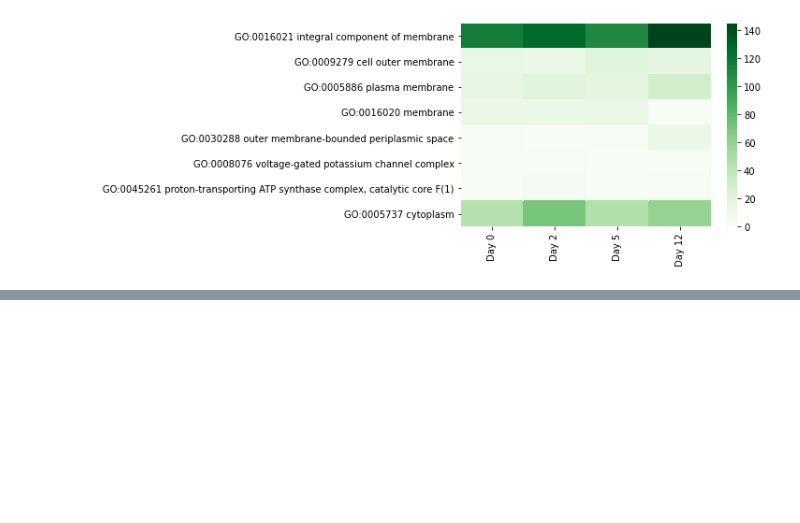
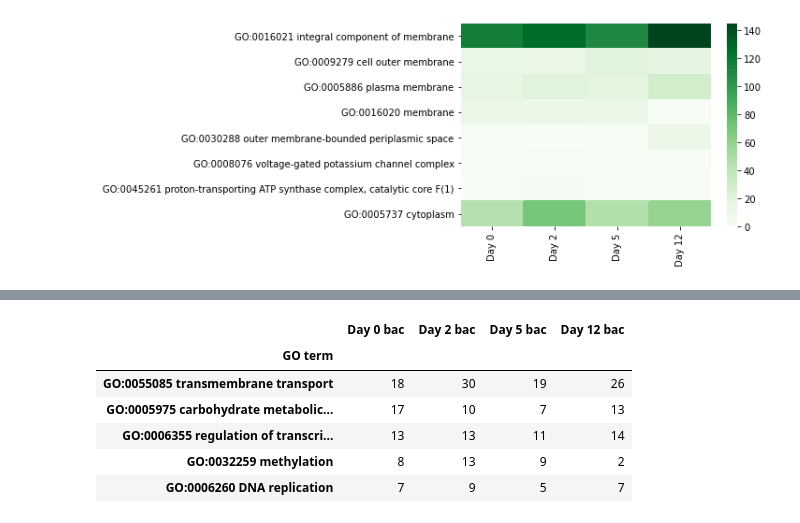
Before and after one commit to MeganEDuffy/rot-mayer, a Jupyter notebook: notebooks/GO-terms.ipynb, the cells around one changed output, grey strips where cells are left out. Cells and saved outputs as stored; diff of their text form; code cells hidden in the pictures; blank space fills up the shorter version.

```diff
--- a/notebooks/GO-terms.ipynb
+++ b/notebooks/GO-terms.ipynb
@@ -147,0 +270,15 @@ plt.show()
+# %%
+# rearranged and condensed the csv manually in Libre Calc
+# read in new csv:
+
+bac = pd.read_csv("/home/millieginty/Documents/git-repos/rot-mayer/analyses/unipept/GO-terms/DN/TD+ND/DN80_combined_TD+ND_bp_GO_sorted_combined.csv", index_col=0)
+
+bac.head()
+# %% [output]
+|  | Day 0 bac | Day 2 bac | Day 5 bac | Day 12 bac |
+| GO term |  |  |  |  |
+| GO:0055085 transmembrane transport | 18 | 30 | 19 | 26 |
+| GO:0005975 carbohydrate metabolic... | 17 | 10 | 7 | 13 |
+| GO:0006355 regulation of transcri... | 13 | 13 | 11 | 14 |
+| GO:0032259 methylation | 8 | 13 | 9 | 2 |
+| GO:0006260 DNA replication | 7 | 9 | 5 | 7 |
```
Also changed, not shown: parts of 9 cells of this notebook, 14 other files.
